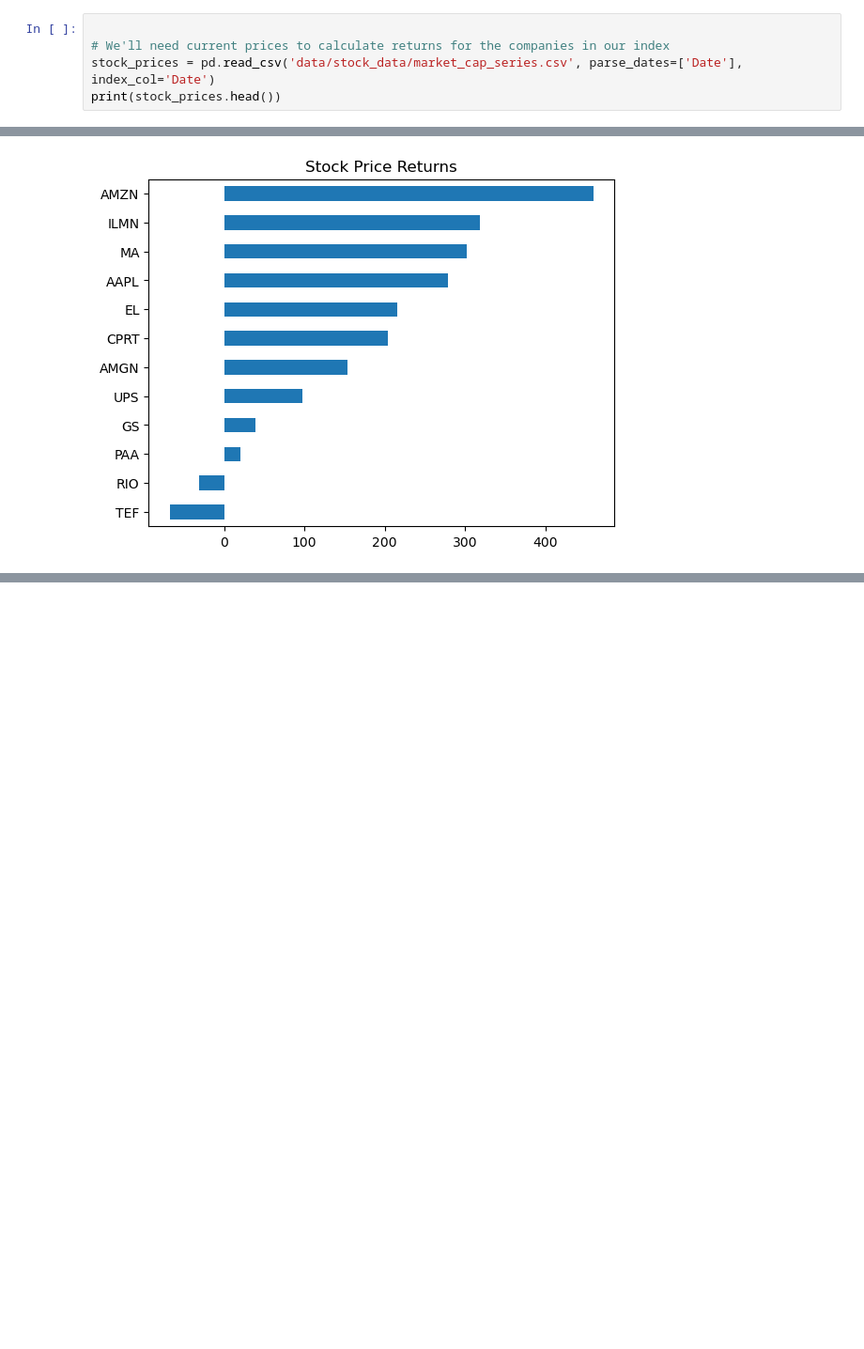
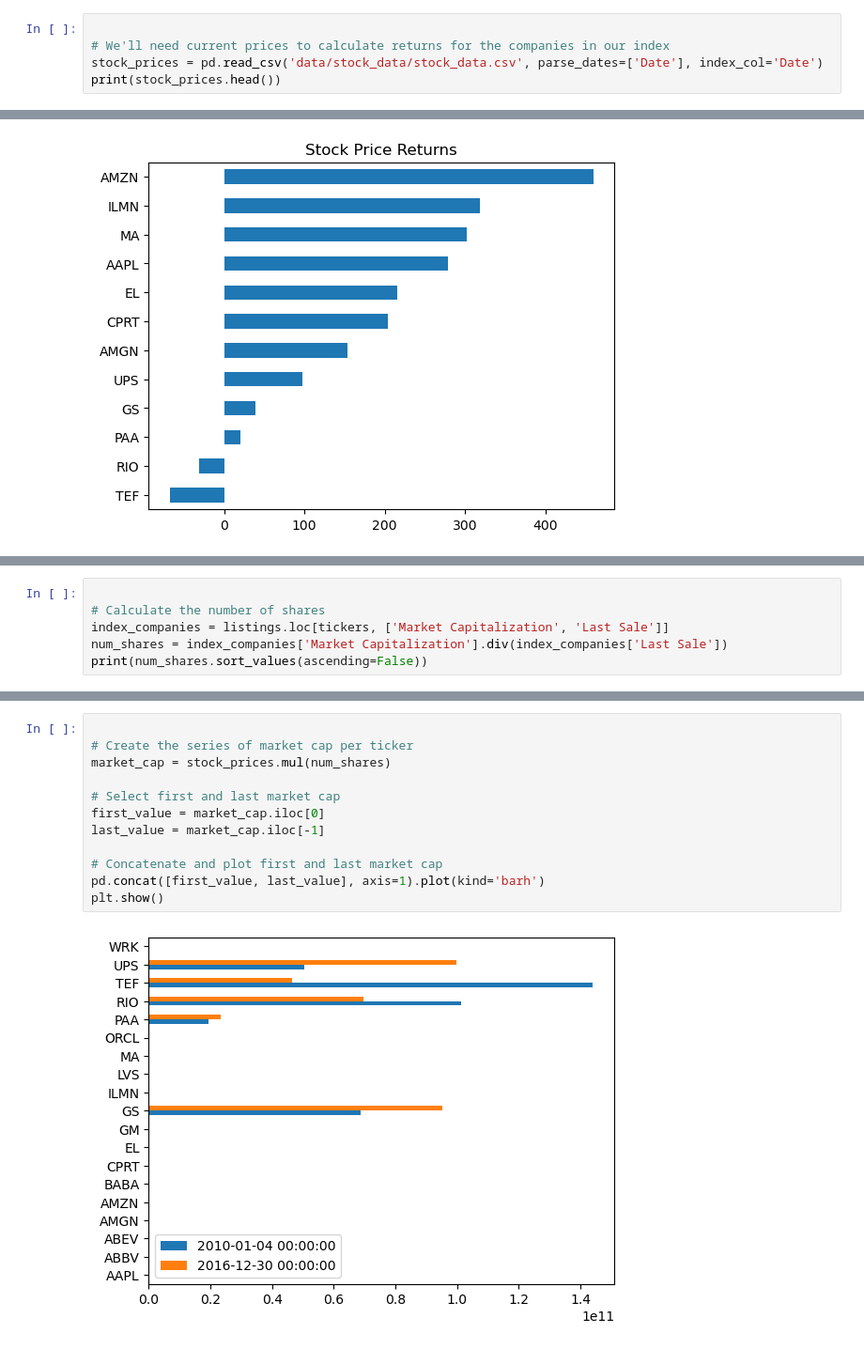
Before and after one commit to nmasamba/finance_and_time_series_python, a Jupyter notebook: time_series_pandas/28_sector_mcap_weighted_index.ipynb, the cells around one changed output, grey strips where cells are left out. Shown at 94% size. Drawn from its saved outputs; the diff is of its cells as text; blank space fills up the shorter version.

Commit message:
amended sector-based mcap-weighted indexing

```diff
--- a/time_series_pandas/28_sector_mcap_weighted_index.ipynb
+++ b/time_series_pandas/28_sector_mcap_weighted_index.ipynb
@@ -161,6 +164,6 @@ WRK               49.34
 # %%
 
 # We'll need current prices to calculate returns for the companies in our index
-stock_prices = pd.read_csv('data/stock_data/market_cap_series.csv', parse_dates=['Date'], index_col='Date')
+stock_prices = pd.read_csv('data/stock_data/stock_data.csv', parse_dates=['Date'], index_col='Date')
 print(stock_prices.head())
 # %% [output]
@@ -215,0 +219,6 @@ plt.show()
+# %%
+
+# Calculate the number of shares
+index_companies = listings.loc[tickers, ['Market Capitalization', 'Last Sale']]
+num_shares = index_companies['Market Capitalization'].div(index_companies['Last Sale'])
+print(num_shares.sort_values(ascending=False))
@@ -215,0 +240,14 @@ plt.show()
+# %%
+
+# Create the series of market cap per ticker
+market_cap = stock_prices.mul(num_shares)
+
+# Select first and last market cap
+first_value = market_cap.iloc[0]
+last_value = market_cap.iloc[-1]
+
+# Concatenate and plot first and last market cap
+pd.concat([first_value, last_value], axis=1).plot(kind='barh')
+plt.show()
+# %% [output]
+[figure, added]
```
Also changed, not shown: parts of 20 cells of this notebook.
